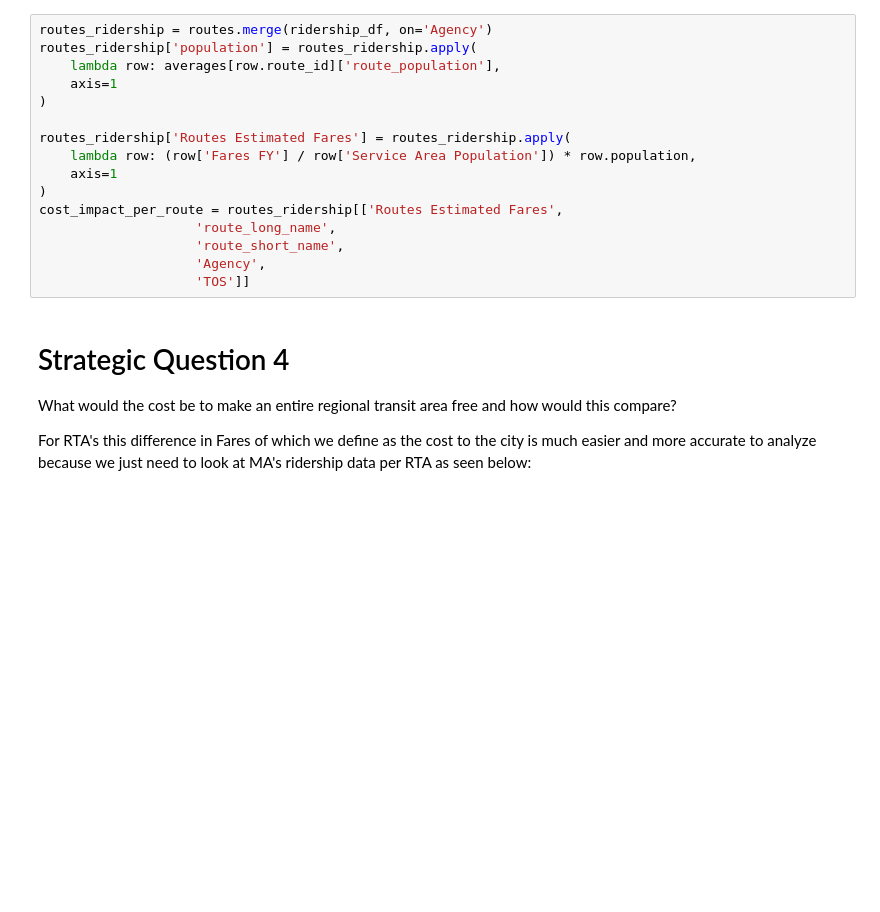
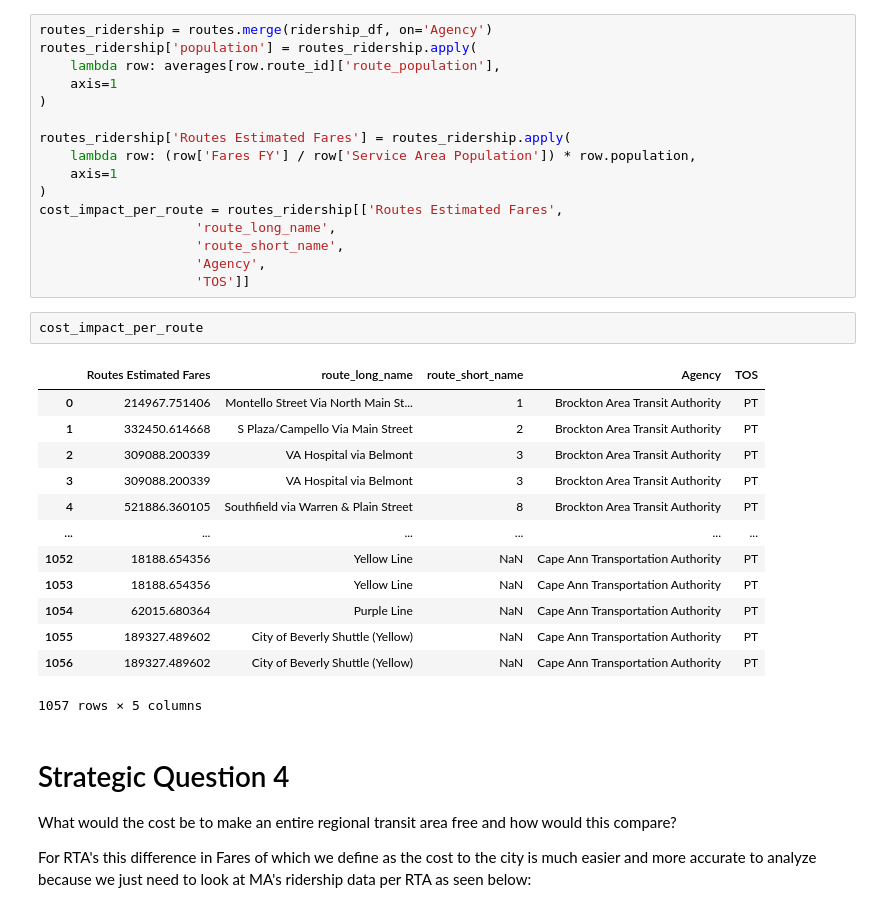
Before and after one commit to cumason123/transit-equity, a Jupyter notebook: notebooks/StrategicQuestions.ipynb, the cells around one changed output. Drawn from its saved outputs; the diff is of its cells as text; blank space fills up the shorter version.

```diff
--- a/notebooks/StrategicQuestions.ipynb
+++ b/notebooks/StrategicQuestions.ipynb
@@ -308,6 +308,22 @@ cost_impact_per_route = routes_ridership[['Routes Estimated Fares',
                     'route_short_name',
                     'Agency',
                     'TOS']]
+# %%
+cost_impact_per_route
+# %% [output]
+|  | Routes Estimated Fares | route_long_name | route_short_name | Agency | TOS |
+| 0 | 214967.751406 | Montello Street Via North Main St... | 1 | Brockton Area Transit Authority | PT |
+| 1 | 332450.614668 | S Plaza/Campello Via Main Street | 2 | Brockton Area Transit Authority | PT |
+| 2 | 309088.200339 | VA Hospital via Belmont | 3 | Brockton Area Transit Authority | PT |
+| 3 | 309088.200339 | VA Hospital via Belmont | 3 | Brockton Area Transit Authority | PT |
+| 4 | 521886.360105 | Southfield via Warren & Plain Street | 8 | Brockton Area Transit Authority | PT |
+| ... | ... | ... | ... | ... | ... |
+| 1052 | 18188.654356 | Yellow Line | NaN | Cape Ann Transportation Authority | PT |
+| 1053 | 18188.654356 | Yellow Line | NaN | Cape Ann Transportation Authority | PT |
+| 1054 | 62015.680364 | Purple Line | NaN | Cape Ann Transportation Authority | PT |
+| 1055 | 189327.489602 | City of Beverly Shuttle (Yellow) | NaN | Cape Ann Transportation Authority | PT |
+| 1056 | 189327.489602 | City of Beverly Shuttle (Yellow) | NaN | Cape Ann Transportation Authority | PT |
+1057 rows × 5 columns
 # %% [markdown]
 # Strategic Question 4
 
```
